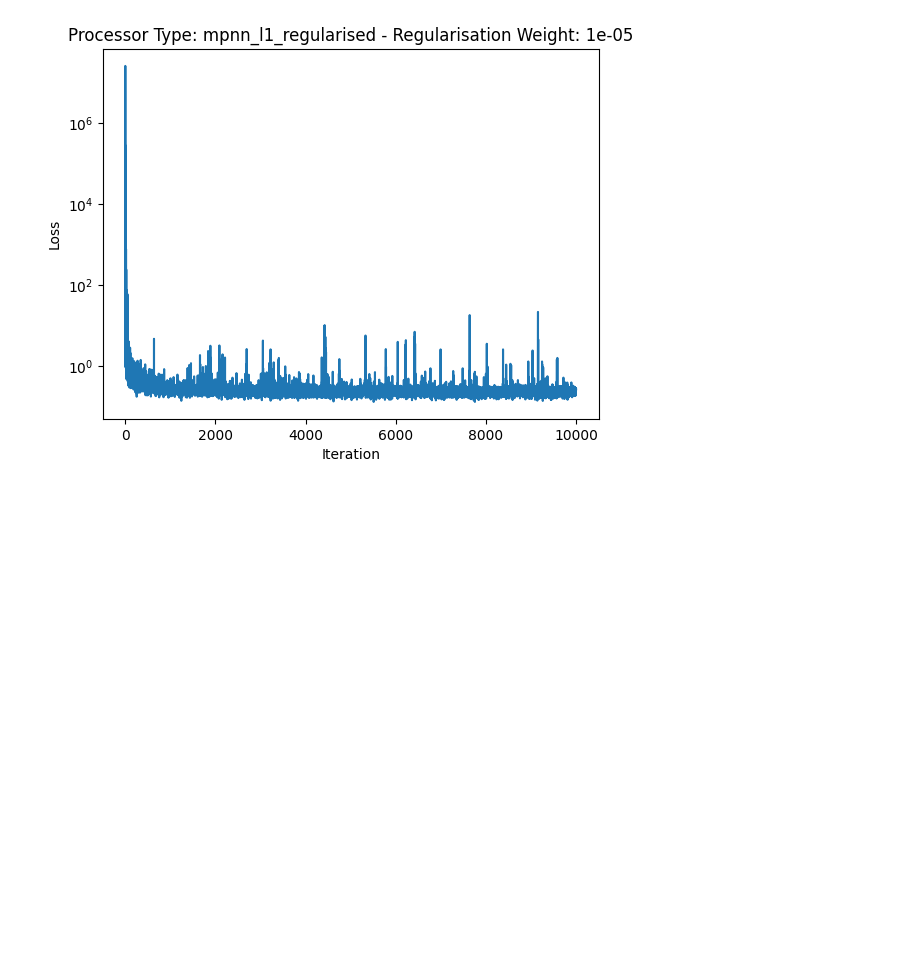
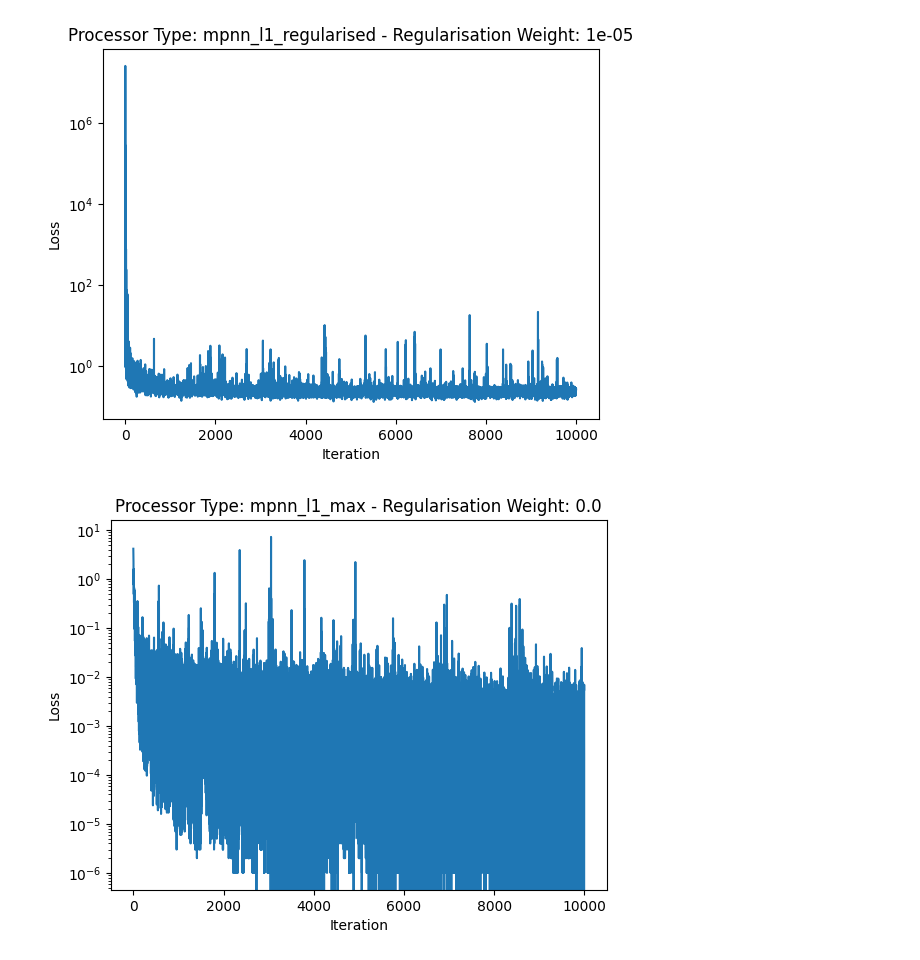
Before and after one commit to pablomlago/clrs-ls65, a Jupyter notebook: clrs/examples/L65_plot_loss.ipynb, the cells around one changed output. Cells and saved outputs as stored; diff of their text form; code cells hidden in the pictures; blank space fills up the shorter version.

Commit message:
full dfs results

```diff
--- a/clrs/examples/L65_plot_loss.ipynb
+++ b/clrs/examples/L65_plot_loss.ipynb
@@ -53,6 +53,11 @@ get_results("/rds/user/ar2217/hpc-work/L65/clrs-ls65/logs_test/runs_45030866_1.o
 get_results("/rds/user/ar2217/hpc-work/L65/clrs-ls65/logs_test/runs_45030867_1.out")
 get_results("/rds/user/ar2217/hpc-work/L65/clrs-ls65/logs_test/runs_45030868_1.out")
 get_results("/rds/user/ar2217/hpc-work/L65/clrs-ls65/logs_test/runs_45030869_1.out")
+get_results("/rds/user/ar2217/hpc-work/L65/clrs-ls65/logs_test/runs_45045906_1.out")
+get_results("/rds/user/ar2217/hpc-work/L65/clrs-ls65/logs_test/runs_45045907_1.out")
+get_results("/rds/user/ar2217/hpc-work/L65/clrs-ls65/logs_test/runs_45045908_1.out")
+get_results("/rds/user/ar2217/hpc-work/L65/clrs-ls65/logs_test/runs_45045909_1.out")
+get_results("/rds/user/ar2217/hpc-work/L65/clrs-ls65/logs_test/runs_45045910_1.out")
 # %% [output]
 Processor Type: mpnn_l1
 Regularisation Weight: 0.0
@@ -72,8 +77,9 @@ Test results: I0220 10:32:29.291489 22668266471552 run.py:547] (test) algo bfs :
 
 #########################################
 [figure]
 [figure]
 [figure]
 [figure]
 [figure]
 [figure]
+[figure, added]
```
Also changed, not shown: parts of 1 cell of this notebook, 7 other files.
